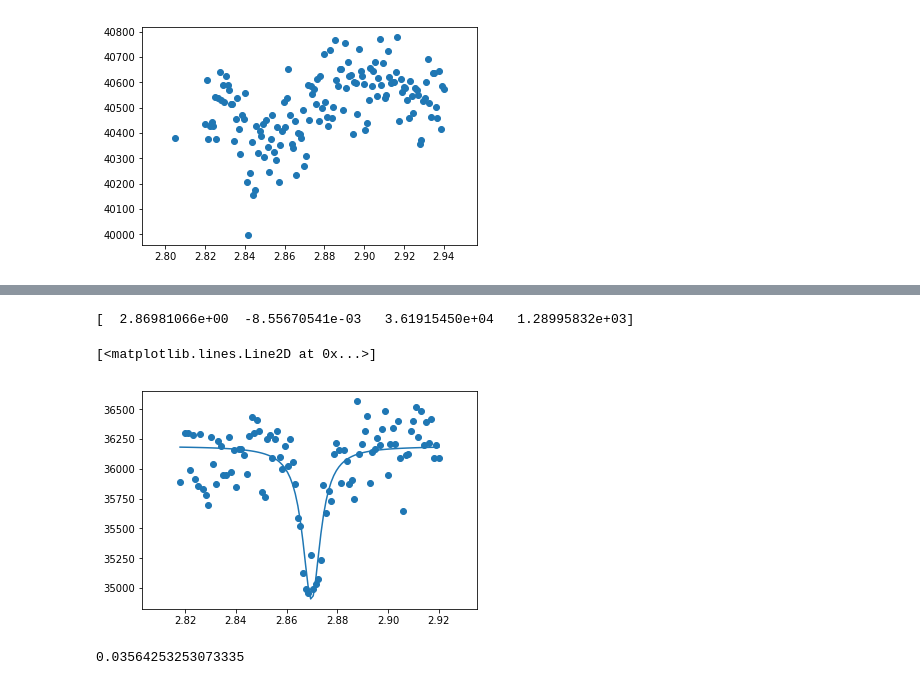
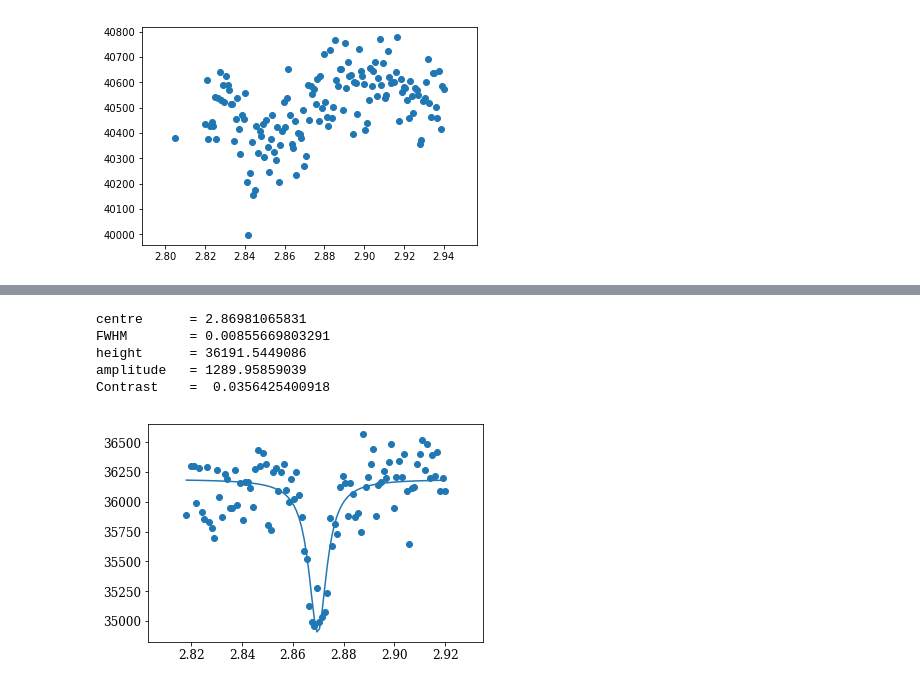
Before and after one commit to Lyra-Cronin/Thesis-Python, a Jupyter notebook: Graphing.ipynb, the cells around one changed output, grey strips where cells are left out. Drawn from its saved outputs; the diff is of its cells as text; code cells hidden in the pictures.

```diff
--- a/Graphing.ipynb
+++ b/Graphing.ipynb
@@ -50 +23,9 @@ counts = np.array([8278888.2, 8272361.200000001, 8268471.0, 8281403.2, 8276204.6
 frequencies = np.array([2.811641, 2.82, 2.82121212, 2.82242424, 2.82363636, 2.82484848, 2.82606061, 2.82727273, 2.82848485, 2.82969697, 2.83090909, 2.83212121, 2.83333333, 2.83454545, 2.83575758, 2.8369697, 2.83818182, 2.83939394, 2.84060606, 2.84181818, 2.8430303, 2.84424242, 2.84545455, 2.84666667, 2.84787879, 2.84909091, 2.85030303, 2.85151515, 2.85272727, 2.85393939, 2.85515152, 2.85636364, 2.85757576, 2.85878788, 2.86, 2.86121212, 2.86242424, 2.86363636, 2.86484848, 2.86606061, 2.86727273, 2.86848485, 2.86969697, 2.87090909, 2.87212121, 2.87333333, 2.87454545, 2.87575758, 2.8769697, 2.87818182, 2.87939394, 2.88060606, 2.88181818, 2.8830303, 2.88424242, 2.88545455, 2.88666667, 2.88787879, 2.88909091, 2.89030303, 2.89151515, 2.89272727, 2.89393939, 2.89515152, 2.89636364, 2.89757576, 2.89878788, 2.9, 2.90121212, 2.90242424, 2.90363636, 2.90484848, 2.90606061, 2.90727273, 2.90848485, 2.90969697, 2.91090909, 2.91212121, 2.91333333, 2.91454545, 2.91575758, 2.9169697, 2.91818182, 2.91939394, 2.92060606, 2.92181818, 2.9230303, 2.92424242, 2.92545455, 2.92666667, 2.92787879, 2.92909091, 2.93030303, 2.93151515, 2.93272727, 2.93393939, 2.93515152, 2.93636364, 2.93757576, 2.93878788, 2.94])
+# %%
+counts = counts/np.max(counts)
+# %%
+popt, pcov = curve_fit(four_lorentzian_dip, frequencies, counts, p0=[1, 2.86, 0.03, 0.009, 2.87, 0.03, 0.009, 2.86, 0.03, 0.009, 2.87, 0.03, 0.009])
+# %%
+names = ['height', 'centre_1', 'FWHM_1', 'amplitude_1', 'centre_2', 'FWHM_2', 'amplitude_2', 'centre_3', 'FWHM_3', 'amplitude_3', 'centre_4', 'FWHM_4', 'amplitude_4']
+for x, y in zip(names, popt):
+    print('{:<11}'.format(x),'=', y)
@@ -50,0 +46,24 @@ frequencies = np.array([2.811641, 2.82, 2.82121212, 2.82242424, 2.82363636, 2.82
+# %%
+plt.rc('font', family='serif')
+plt.rc('ytick', labelsize='12')
+plt.rc('xtick', labelsize='12')
+
+
+fig = plt.figure(figsize=(10,6))
+ax = fig.add_subplot(1, 1, 1)
+
+ax.scatter(frequencies, counts)
+ax.plot(frequencies, four_lorentzian_dip(frequencies, *popt))
+ax.axvline(x=2.86737703, color='c')
+ax.axvline(x=2.87506937, color='c')
+ax.axvline(x=2.86113145, color='c')
+ax.axvline(x=2.88037488, color='c')
+'''
+ax.axvline(x=2.86737703, ymin=0.03, ymax=0.9, color='c')
+ax.axvline(x=2.87506937, ymin=0.09, ymax=0.9, color='c')
+ax.axvline(x=2.86113145, ymin=0.26, ymax=0.9, color='c')
+ax.axvline(x=2.88037488, ymin=0.36, ymax=0.9, color='c')
+'''
+plt.ylim(0.972, 1.001)
+ax.set_ylabel('Counts', fontsize=12)
+ax.set_xlabel('Frequency GHz', fontsize=12)
@@ -200,13 +208,16 @@ plt.scatter(frequencies, counts)
 # %%
-popt, pcov = curve_fit(lorentzian_dip, frequencies, counts, p0=[2.87,  0.001, 1000, 36000])
-print(popt)
+popt, pcov = curve_fit(lorentzian_dip, frequencies, counts, p0=[2.87,  0.001, 3000, 133000])
 plt.scatter(frequencies, counts)
 plt.plot(frequencies, lorentzian_dip(frequencies, *popt))
+names = ['centre', 'FWHM', 'height', 'amplitude']
+for x, y in zip(names, popt):
+    print('{:<11}'.format(x),'=', y)
+
+print('Contrast    = ', popt[3]/popt[2])
 # %% [output]
-[  2.86981066e+00  -8.55670541e-03   3.61915450e+04   1.28995832e+03]
+centre      = 2.86981065831
+FWHM        = 0.00855669803291
+height      = 36191.5449086
+amplitude   = 1289.95859039
+Contrast    =  0.0356425400918
-[<matplotlib.lines.Line2D at 0x...>]
-[figure, old version]
+[figure, new version]
-# %%
-1.28995832e+03/3.61915450e+04
-# %% [output]
-0.03564253253073335
```
Also changed, not shown: parts of 37 cells of this notebook, 1 other file.
